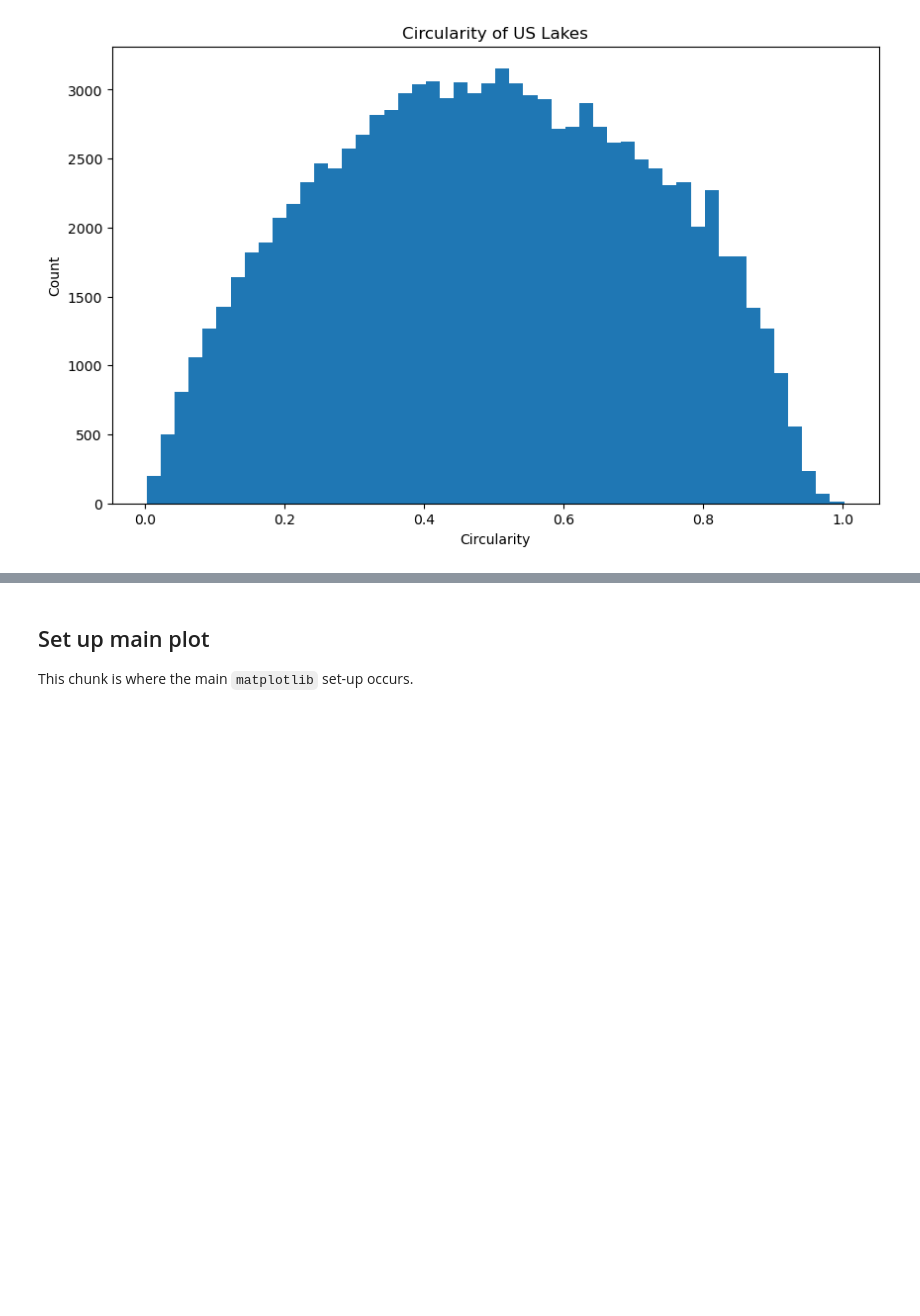
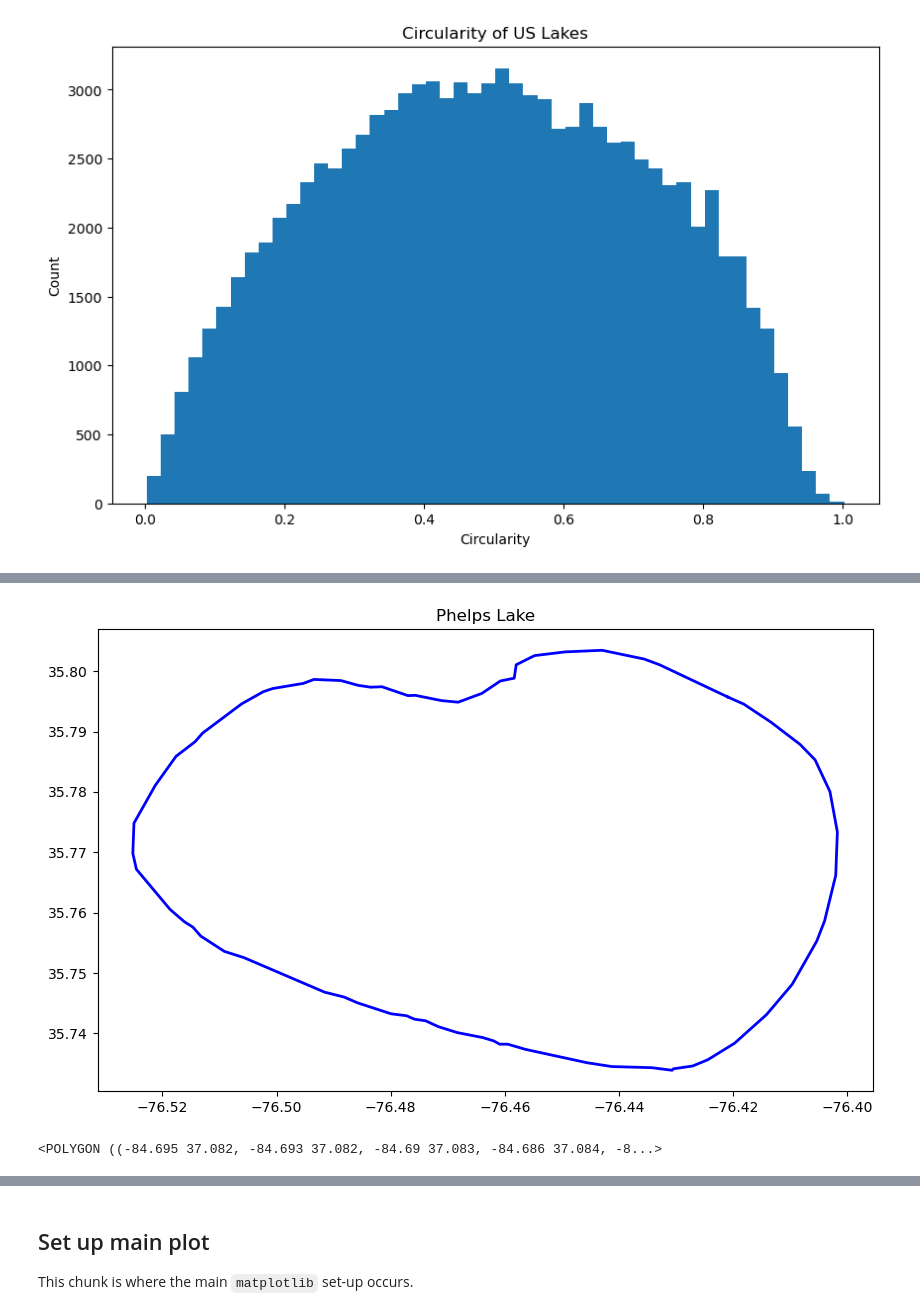
Before and after one commit to DOI-USGS/vizlab-chart-challenge-23, a Jupyter notebook: 11_circular_jhariharan/empty_template_script.ipynb, the cells around one changed output, grey strips where cells are left out. Cells and saved outputs as stored; diff of their text form; code cells hidden in the pictures; blank space fills up the shorter version.

```diff
--- a/11_circular_jhariharan/empty_template_script.ipynb
+++ b/11_circular_jhariharan/empty_template_script.ipynb
@@ -60,0 +122,25 @@ plt.show()
+# %%
+# plot figure
+fig, ax = plt.subplots(figsize=(10, 6))
+# plot the lake
+x, y = second_most_circular_geom.exterior.xy
+ax.plot(x, y, color="blue", linewidth=2)
+# add the name of the lake
+ax.set_title(f"{second_most_circular_name}")
+plt.show()
+# %% [output]
+[figure, added]
+# %%
+# visualize the least circular lake
+# get the index of the least circular lake
+least_circular_idx = us_gdf["circularity"].idxmin()
+# get the geometry of the least circular lake
+least_circular_geom = us_gdf.loc[least_circular_idx, "geometry"]
+# get the circularity of the least circular lake
+least_circular_circ = us_gdf.loc[least_circular_idx, "circularity"]
+# get the name of the least circular lake
+least_circular_name = us_gdf.loc[least_circular_idx, "Lake_name"]
+# plot the lake
+least_circular_geom
+# %% [output]
+<POLYGON ((-84.695 37.082, -84.693 37.082, -84.69 37.083, -84.686 37.084, -8...>
```
Also changed, not shown: parts of 21 cells of this notebook.
